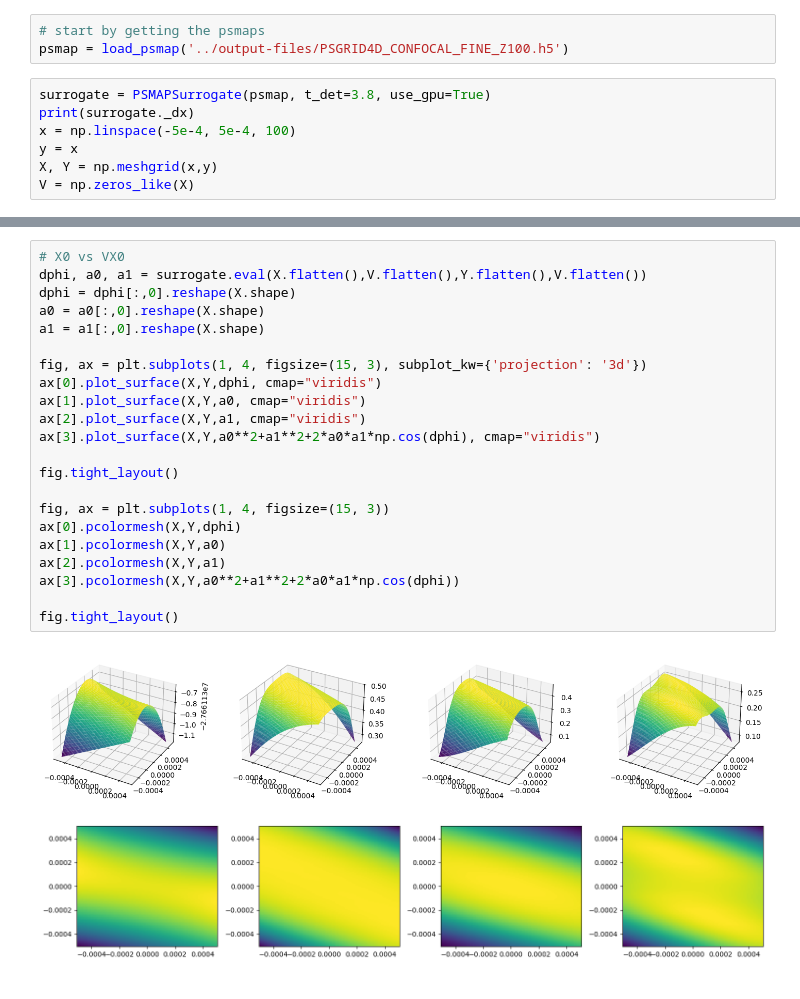
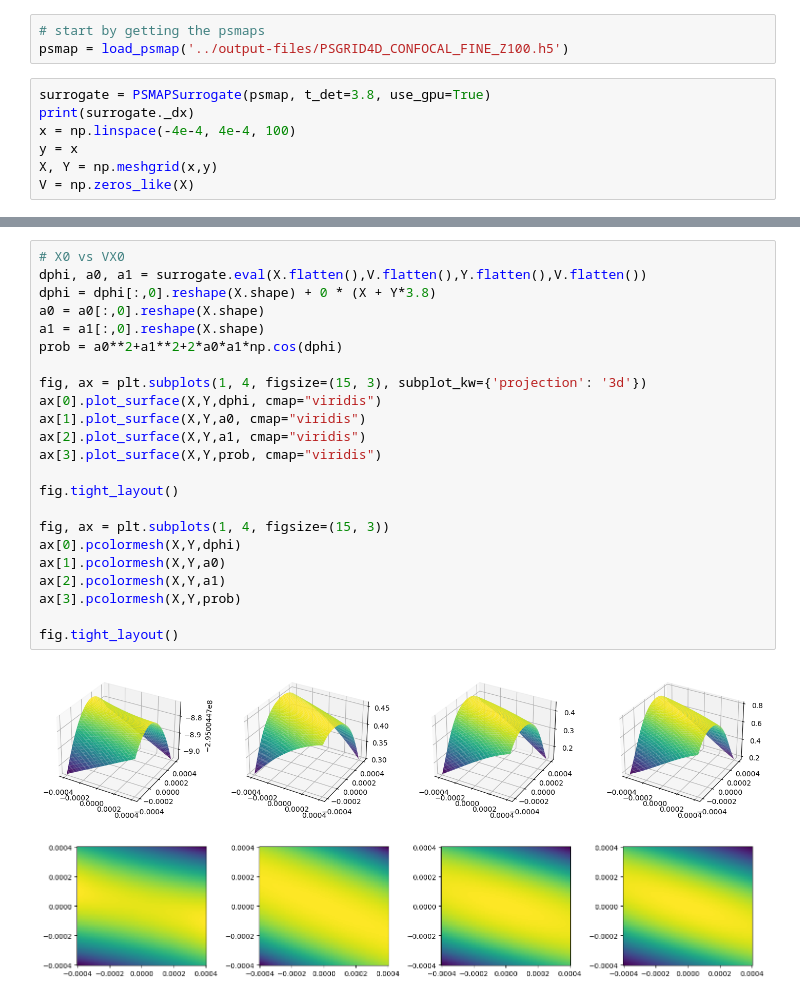
Before and after one commit to noammouelle/gaussian-wavefront-spatially-resolved-inference, a Jupyter notebook: notebooks/psmap_vis_custom.ipynb, the cells around one changed output, grey strips where cells are left out. Drawn from its saved outputs; the diff is of its cells as text.

```diff
--- a/notebooks/psmap_vis_custom.ipynb
+++ b/notebooks/psmap_vis_custom.ipynb
@@ -13,7 +13,7 @@ psmap = load_psmap('../output-files/PSGRID4D_CONFOCAL_FINE_Z100.h5')
 # %%
 surrogate = PSMAPSurrogate(psmap, t_det=3.8, use_gpu=True)
 print(surrogate._dx)
-x = np.linspace(-5e-4, 5e-4, 100)
+x = np.linspace(-4e-4, 4e-4, 100)
 y = x
 X, Y = np.meshgrid(x,y)
 V = np.zeros_like(X)
@@ -72,25 +72,26 @@ fig.tight_layout()
 # %%
 # X0 vs VX0
 dphi, a0, a1 = surrogate.eval(X.flatten(),V.flatten(),Y.flatten(),V.flatten())
-dphi = dphi[:,0].reshape(X.shape)
+dphi = dphi[:,0].reshape(X.shape) + 0 * (X + Y*3.8)
 a0 = a0[:,0].reshape(X.shape)
 a1 = a1[:,0].reshape(X.shape)
+prob = a0**2+a1**2+2*a0*a1*np.cos(dphi)
 
 fig, ax = plt.subplots(1, 4, figsize=(15, 3), subplot_kw={'projection': '3d'})
 ax[0].plot_surface(X,Y,dphi, cmap="viridis")
 ax[1].plot_surface(X,Y,a0, cmap="viridis")
 ax[2].plot_surface(X,Y,a1, cmap="viridis")
-ax[3].plot_surface(X,Y,a0**2+a1**2+2*a0*a1*np.cos(dphi), cmap="viridis")
+ax[3].plot_surface(X,Y,prob, cmap="viridis")
 
 fig.tight_layout()
 
 fig, ax = plt.subplots(1, 4, figsize=(15, 3))
 ax[0].pcolormesh(X,Y,dphi)
 ax[1].pcolormesh(X,Y,a0)
 ax[2].pcolormesh(X,Y,a1)
-ax[3].pcolormesh(X,Y,a0**2+a1**2+2*a0*a1*np.cos(dphi))
+ax[3].pcolormesh(X,Y,prob)
 
 fig.tight_layout()
 # %% [output]
-[figure, old version]
+[figure, new version]
-[figure, old version]
+[figure, new version]
```
Also changed, not shown: parts of 5 cells of this notebook, 21 other files.
